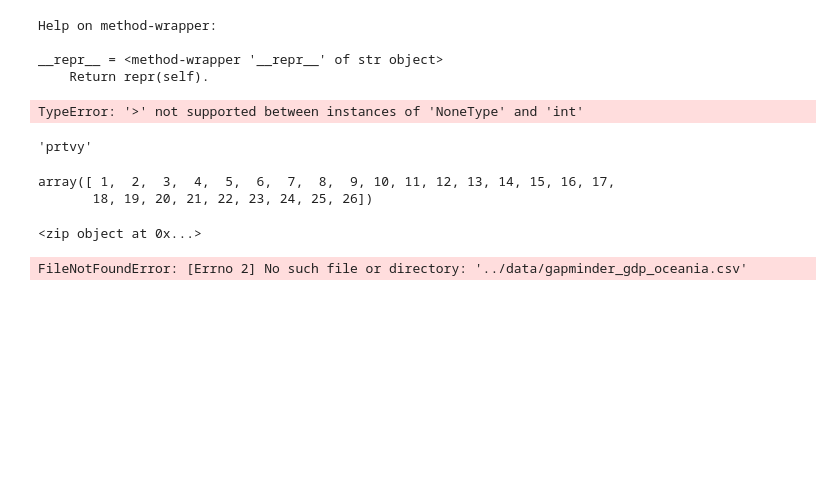
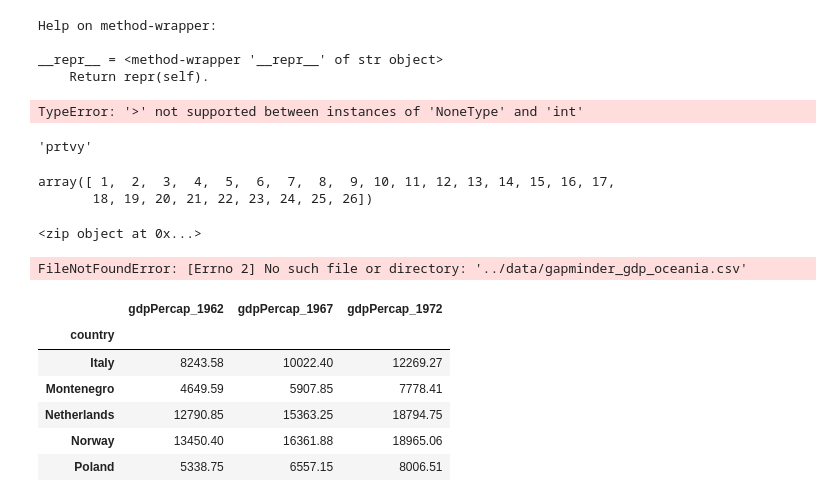
Before and after one commit to dodohjk/my-isc-work, a Jupyter notebook: python-intro/exercises/sandbox.ipynb, the cells around one changed output. Drawn from its saved outputs; the diff is of its cells as text; code cells hidden in the pictures; blank space fills up the shorter version.

```diff
--- a/python-intro/exercises/sandbox.ipynb
+++ b/python-intro/exercises/sandbox.ipynb
@@ -103,0 +106,10 @@ FileNotFoundError: [Errno 2] No such file or directory: '../data/gapminder_gdp_o
+# %%
+data.loc['Italy':'Poland', 'gdpPercap_1962':'gdpPercap_1972'].round(2)
+# %% [output]
+|  | gdpPercap_1962 | gdpPercap_1967 | gdpPercap_1972 |
+| country |  |  |  |
+| Italy | 8243.58 | 10022.40 | 12269.27 |
+| Montenegro | 4649.59 | 5907.85 | 7778.41 |
+| Netherlands | 12790.85 | 15363.25 | 18794.75 |
+| Norway | 13450.40 | 16361.88 | 18965.06 |
+| Poland | 5338.75 | 6557.15 | 8006.51 |
```
Also changed, not shown: parts of 7 cells of this notebook, 2 other files.
